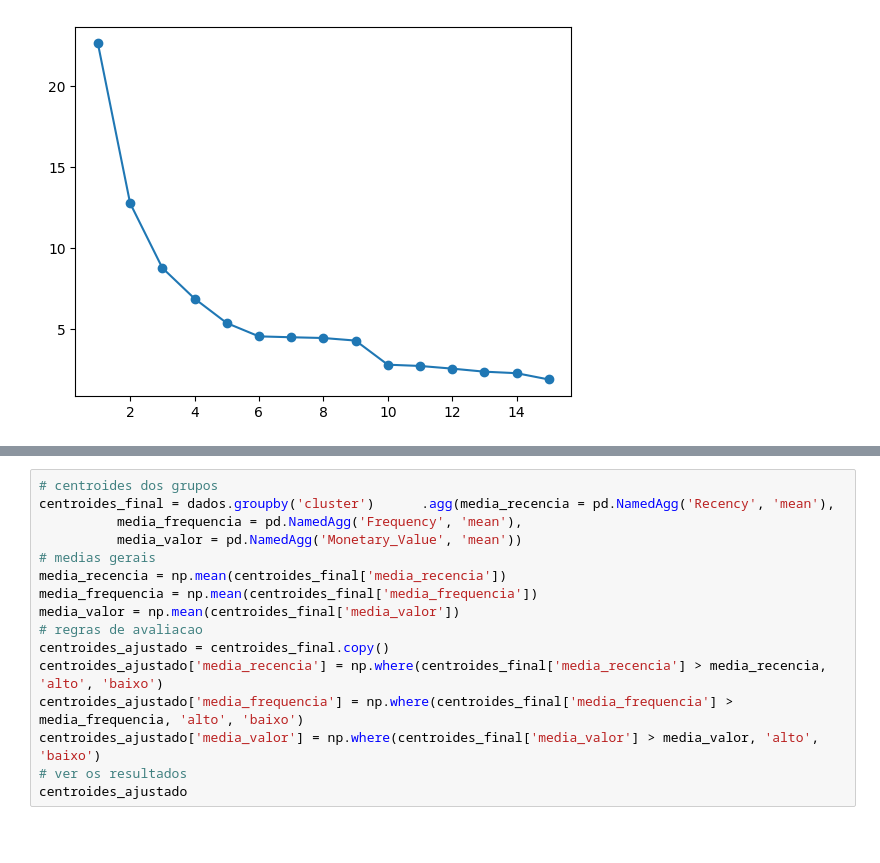
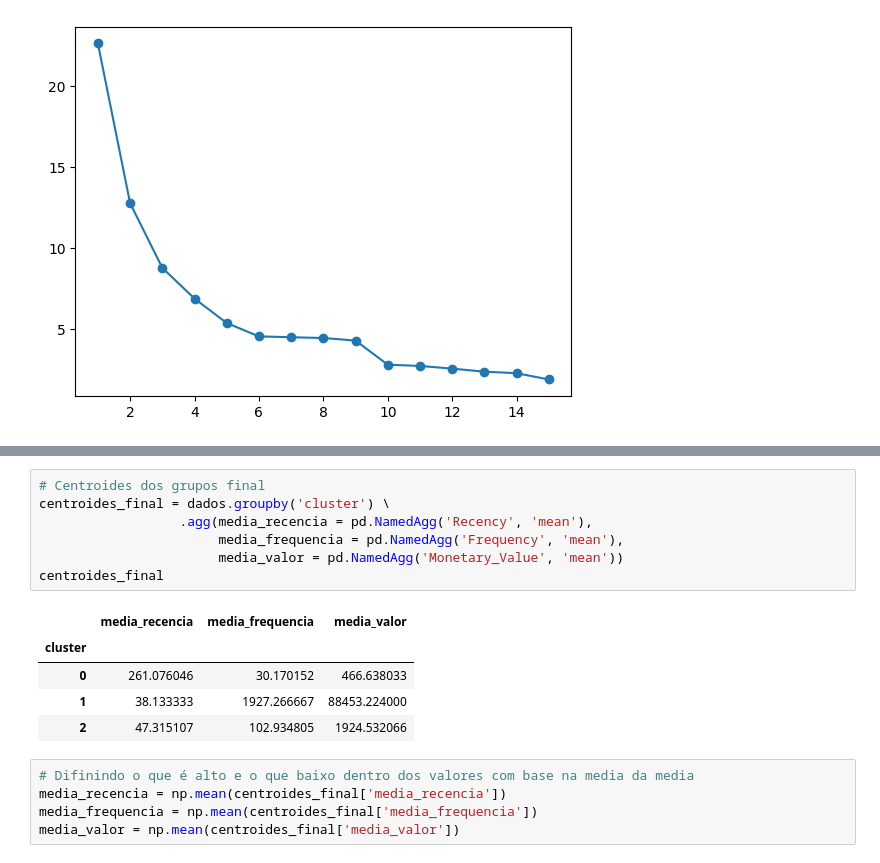
Before and after one commit to CarolineAndradeR/Data-Science, a Jupyter notebook: analise_clusters.ipynb, the cells around one changed output, grey strips where cells are left out. Cells and saved outputs as stored; diff of their text form; blank space fills up the shorter version.

```diff
--- a/analise_clusters.ipynb
+++ b/analise_clusters.ipynb
@@ -193,16 +241,18 @@ dados.groupby('cluster').size().to_frame('n')
 # %%
-# centroides dos grupos
-centroides_final = dados.groupby('cluster')      .agg(media_recencia = pd.NamedAgg('Recency', 'mean'),
-          media_frequencia = pd.NamedAgg('Frequency', 'mean'),
-          media_valor = pd.NamedAgg('Monetary_Value', 'mean'))
-# medias gerais
-media_recencia = np.mean(centroides_final['media_recencia'])
-media_frequencia = np.mean(centroides_final['media_frequencia'])
-media_valor = np.mean(centroides_final['media_valor'])
-# regras de avaliacao
-centroides_ajustado = centroides_final.copy()
-centroides_ajustado['media_recencia'] = np.where(centroides_final['media_recencia'] > media_recencia, 'alto', 'baixo')
-centroides_ajustado['media_frequencia'] = np.where(centroides_final['media_frequencia'] > media_frequencia, 'alto', 'baixo')
-centroides_ajustado['media_valor'] = np.where(centroides_final['media_valor'] > media_valor, 'alto', 'baixo')
-# ver os resultados
-centroides_ajustado
+# Centroides dos grupos final
+centroides_final = dados.groupby('cluster') \
+                  .agg(media_recencia = pd.NamedAgg('Recency', 'mean'),
+                       media_frequencia = pd.NamedAgg('Frequency', 'mean'),
+                       media_valor = pd.NamedAgg('Monetary_Value', 'mean'))
+centroides_final
+# %% [output]
+|  | media_recencia | media_frequencia | media_valor |
+| cluster |  |  |  |
+| 0 | 261.076046 | 30.170152 | 466.638033 |
+| 1 | 38.133333 | 1927.266667 | 88453.224000 |
+| 2 | 47.315107 | 102.934805 | 1924.532066 |
+# %%
+# Difinindo o que é alto e o que baixo dentro dos valores com base na media da media
+media_recencia = np.mean(centroides_final['media_recencia'])
+media_frequencia = np.mean(centroides_final['media_frequencia'])
+media_valor = np.mean(centroides_final['media_valor'])
```
Also changed, not shown: parts of 12 cells of this notebook.
